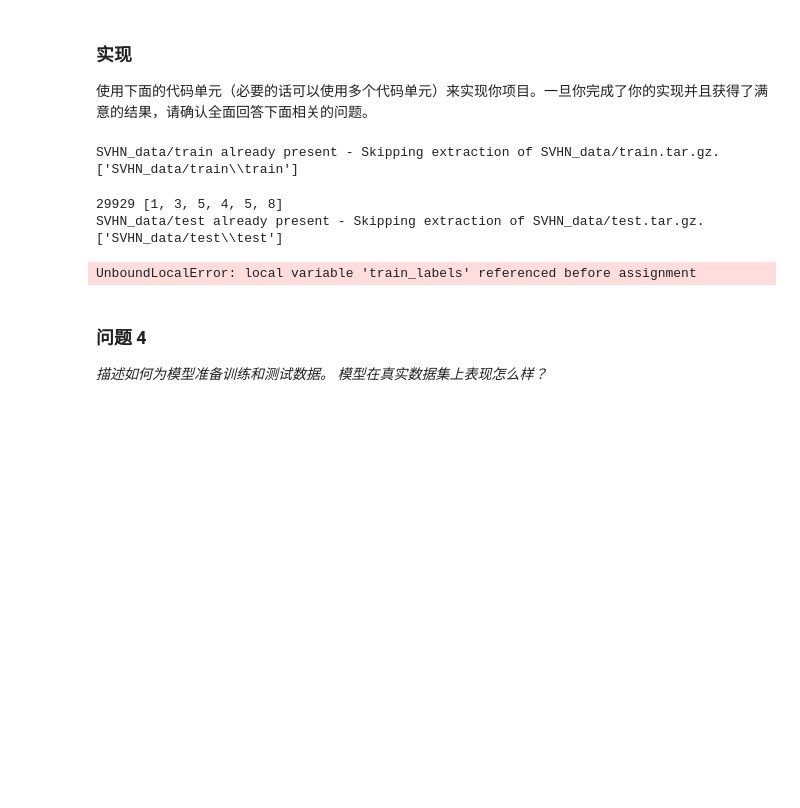
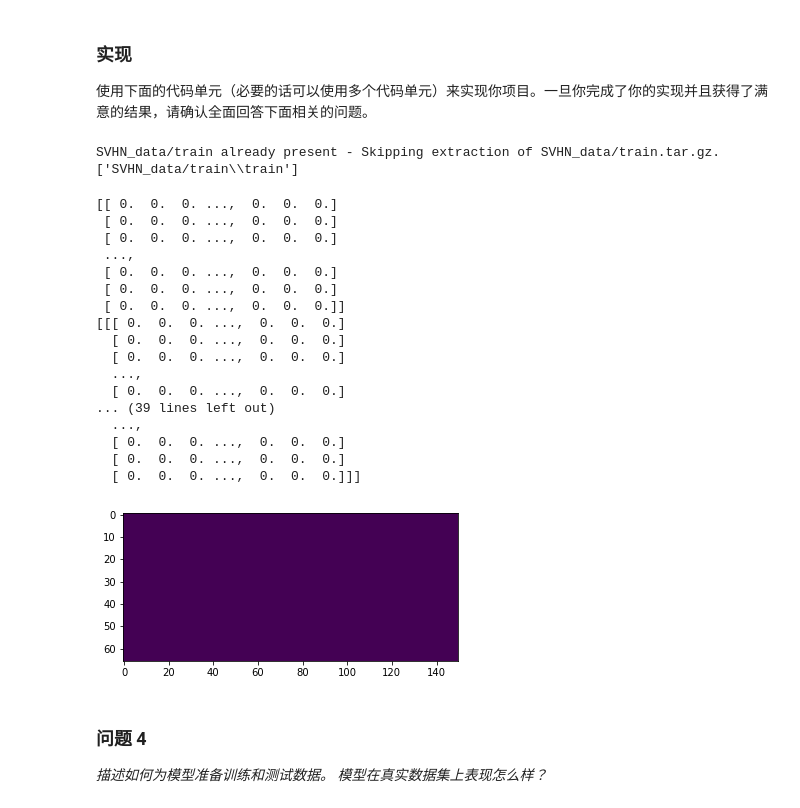
Before and after one commit to Heerozh/machine-learning, a Jupyter notebook: projects/digit_recognition/digit_recognition.ipynb, the cells around one changed output. Cells and saved outputs as stored; diff of their text form; code cells hidden in the pictures; blank space fills up the shorter version.

```diff
--- a/projects/digit_recognition/digit_recognition.ipynb
+++ b/projects/digit_recognition/digit_recognition.ipynb
@@ -180,19 +180,35 @@ dataset = svhn.read_data_sets("SVHN_data/")
 
 train_images, train_labels = dataset['train_images'], dataset['train_labels']
 validation_images, validation_labels = dataset['validation_images'], dataset['validation_labels']
-test_images, test_lables = dataset['test_images'], dataset['test_lables']
+test_images, test_labels = dataset['test_images'], dataset['test_labels']
 # %% [output]
 SVHN_data/train already present - Skipping extraction of SVHN_data/train.tar.gz.
 ['SVHN_data/train\\train']
-29929 [1, 3, 5, 4, 5, 8]
-SVHN_data/test already present - Skipping extraction of SVHN_data/test.tar.gz.
-['SVHN_data/test\\test']
-UnboundLocalError: local variable 'train_labels' referenced before assignment
 # %%
 plt.figure()
-rndsel = random.randint(0, len(train_images)-1)
+rndsel = 0#random.randint(0, len(train_images)-1)
 print(train_images[rndsel][:, :])
 plt.imshow(train_images[rndsel][:, :])
+print(validation_images)
+# %% [output]
+[[ 0.  0.  0. ...,  0.  0.  0.]
+ [ 0.  0.  0. ...,  0.  0.  0.]
+ [ 0.  0.  0. ...,  0.  0.  0.]
+ ...,
+ [ 0.  0.  0. ...,  0.  0.  0.]
+ [ 0.  0.  0. ...,  0.  0.  0.]
+ [ 0.  0.  0. ...,  0.  0.  0.]]
+[[[ 0.  0.  0. ...,  0.  0.  0.]
+  [ 0.  0.  0. ...,  0.  0.  0.]
+  [ 0.  0.  0. ...,  0.  0.  0.]
+  ...,
+  [ 0.  0.  0. ...,  0.  0.  0.]
+... (39 lines left out)
+  ...,
+  [ 0.  0.  0. ...,  0.  0.  0.]
+  [ 0.  0.  0. ...,  0.  0.  0.]
+  [ 0.  0.  0. ...,  0.  0.  0.]]]
+[figure, added]
 # %% [markdown]
 ### 问题 4
 _描述如何为模型准备训练和测试数据。 模型在真实数据集上表现怎么样？_
```
Also changed, not shown: 1 other file.
